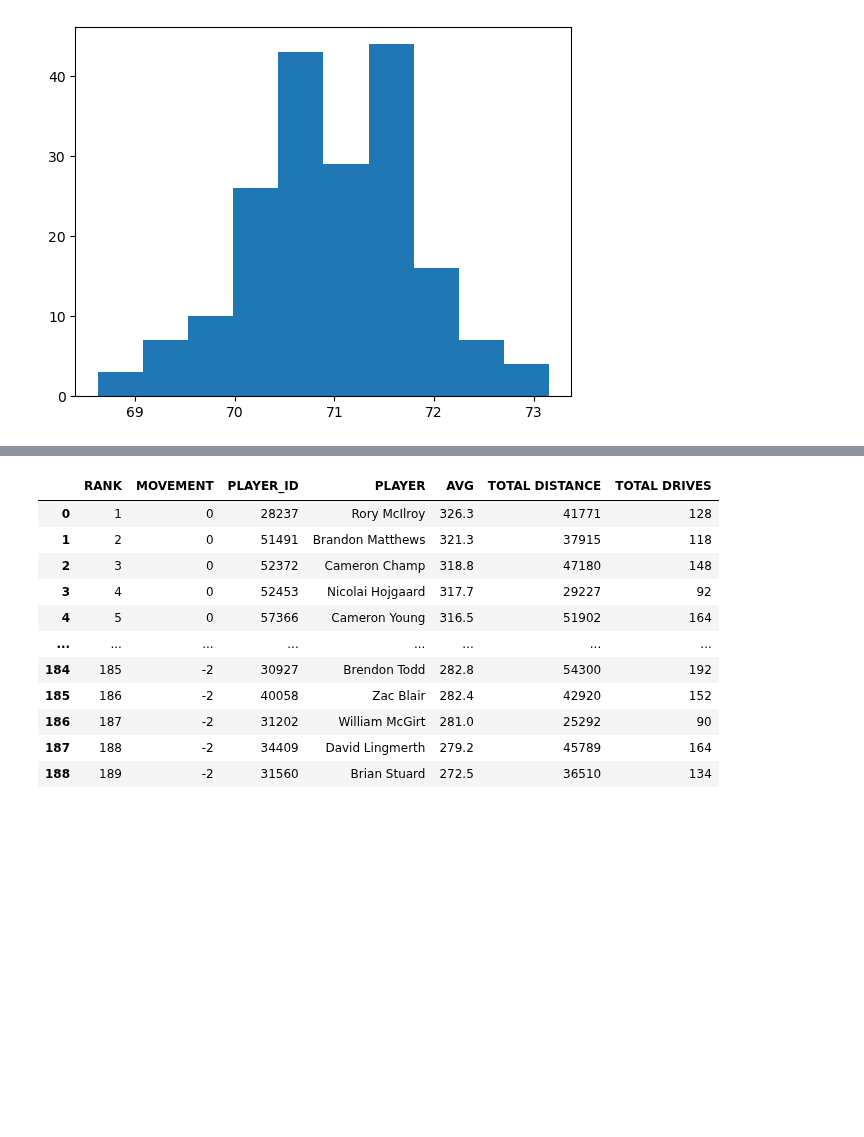
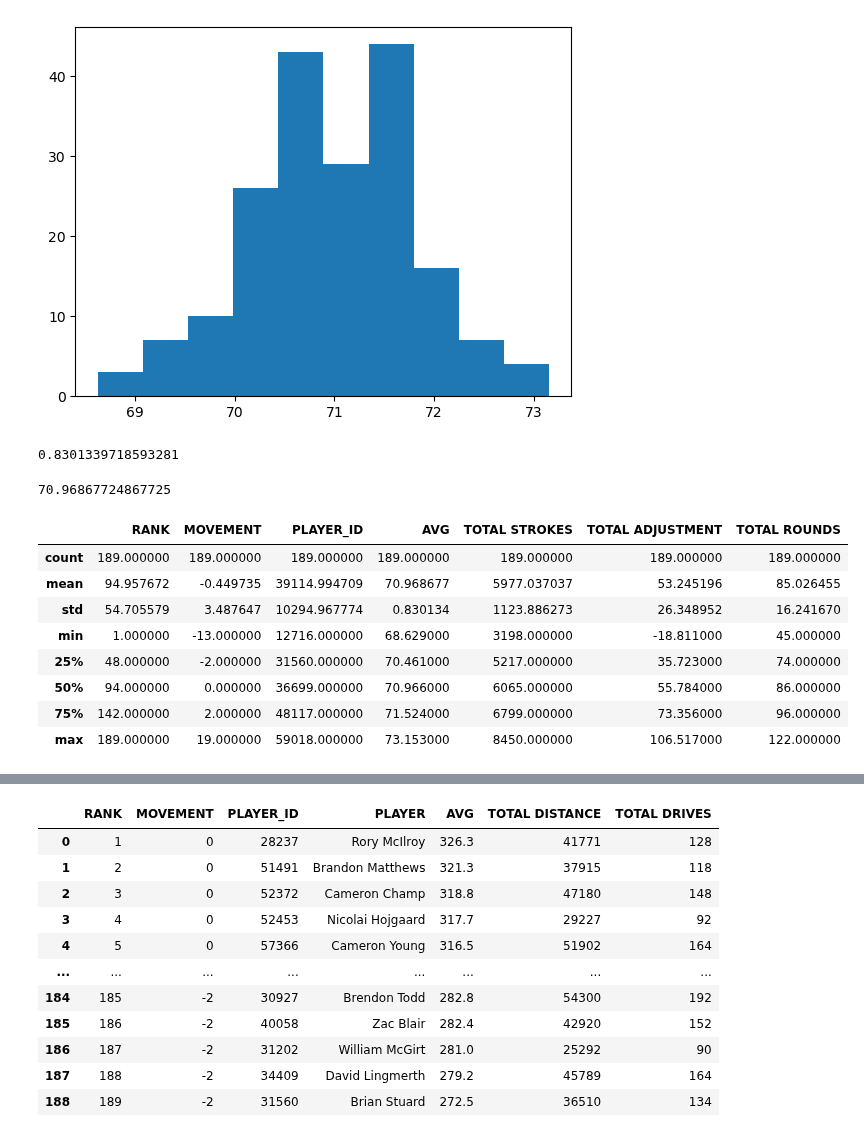
Before and after one commit to mickalleny2k/PfDA_Assignment, a Jupyter notebook: PfDA_Assignment.ipynb, the cells around one changed output, grey strips where cells are left out. Cells and saved outputs as stored; diff of their text form; code cells hidden in the pictures; blank space fills up the shorter version.

```diff
--- a/PfDA_Assignment.ipynb
+++ b/PfDA_Assignment.ipynb
@@ -34,3 +34,23 @@ plt.hist(x, bins=10)
 plt.show()
 # %% [output]
 [figure]
+# %%
+df.AVG.std()
+# %% [output]
+0.8301339718593281
+# %%
+df.AVG.mean()
+# %% [output]
+70.96867724867725
+# %%
+df.describe()
+# %% [output]
+|  | RANK | MOVEMENT | PLAYER_ID | AVG | TOTAL STROKES | TOTAL ADJUSTMENT | TOTAL ROUNDS |
+| count | 189.000000 | 189.000000 | 189.000000 | 189.000000 | 189.000000 | 189.000000 | 189.000000 |
+| mean | 94.957672 | -0.449735 | 39114.994709 | 70.968677 | 5977.037037 | 53.245196 | 85.026455 |
+| std | 54.705579 | 3.487647 | 10294.967774 | 0.830134 | 1123.886273 | 26.348952 | 16.241670 |
+| min | 1.000000 | -13.000000 | 12716.000000 | 68.629000 | 3198.000000 | -18.811000 | 45.000000 |
+| 25% | 48.000000 | -2.000000 | 31560.000000 | 70.461000 | 5217.000000 | 35.723000 | 74.000000 |
+| 50% | 94.000000 | 0.000000 | 36699.000000 | 70.966000 | 6065.000000 | 55.784000 | 86.000000 |
+| 75% | 142.000000 | 2.000000 | 48117.000000 | 71.524000 | 6799.000000 | 73.356000 | 96.000000 |
+| max | 189.000000 | 19.000000 | 59018.000000 | 73.153000 | 8450.000000 | 106.517000 | 122.000000 |
```
Also changed, not shown: parts of 16 cells of this notebook.
